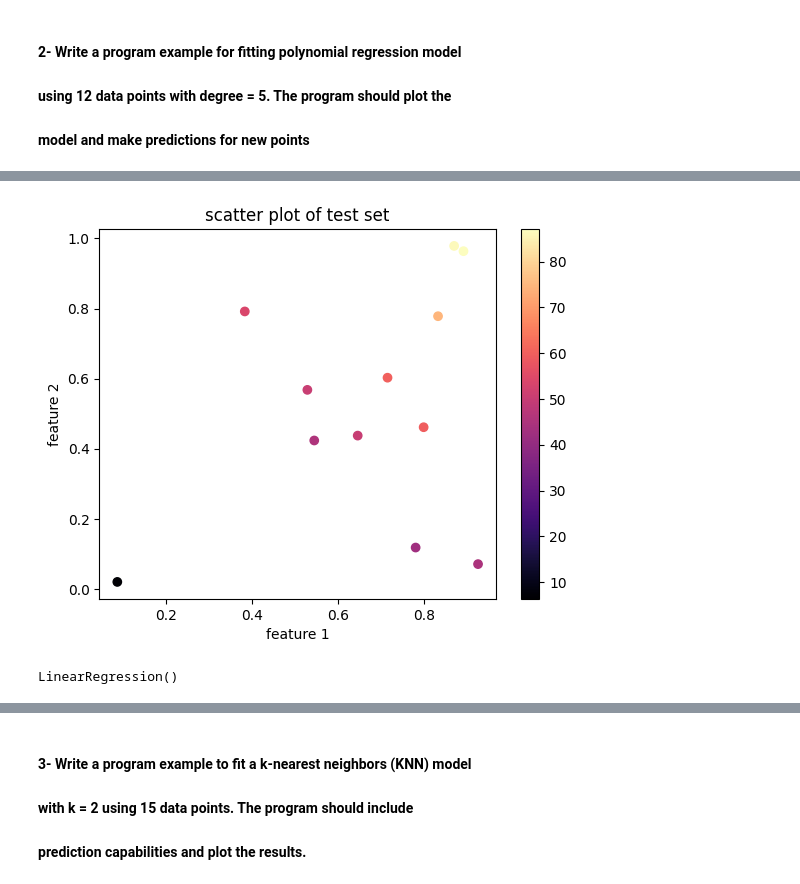
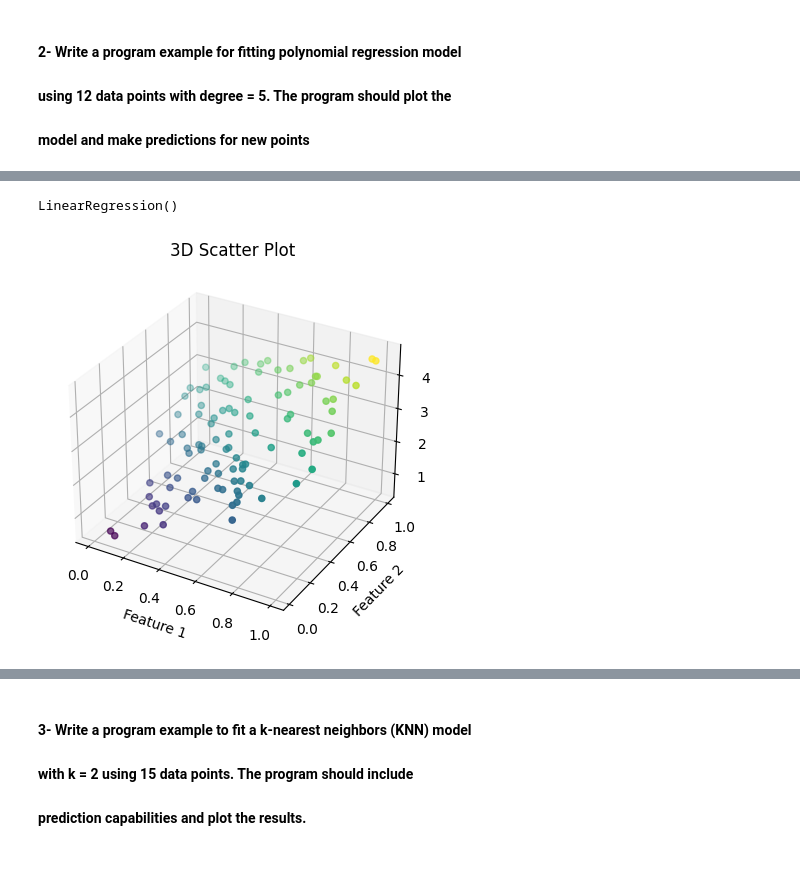
Before and after one commit to Hamedloghmani/statistical-learning-s23, a Jupyter notebook: miniproject1.ipynb, the cells around one changed output, grey strips where cells are left out. Drawn from its saved outputs; the diff is of its cells as text; code cells hidden in the pictures.

```diff
--- a/miniproject1.ipynb
+++ b/miniproject1.ipynb
@@ -57,0 +82,8 @@ x, y = generate_data(2, 12, 0)
+# %%
+#x, y = generate_data(2, 50, 0)
+num_data_points = 100
+degree = 5
+feature1 = np.random.rand(num_data_points)
+feature2 = np.random.rand(num_data_points)
+coefficients = np.random.rand(degree + 1)  # Generate random coefficients for the polynomial equation
+label = np.polyval(coefficients, feature1) + np.polyval(coefficients, feature2) + np.random.randn(num_data_points)
@@ -58,9 +107,26 @@ x, y = generate_data(2, 12, 0)
+# %%
+poly_reg = LinearRegression()
+poly_reg.fit(list(zip(feature1, feature2)), label)
+# %% [output]
+LinearRegression()
+# %%
+predictions = poly_reg.predict(list(zip(feature1, feature2)))
 # %%
-scatter_plot = plt.scatter(x[:, 0], x[:, 1], marker='o', c=y, cmap='magma')
-plt.colorbar(scatter_plot)
-plt.xlabel('feature 1')
-plt.ylabel('feature 2')
-plt.title('scatter plot of test set')
+# scatter_plot = plt.scatter(x[:, 0], x[:, 1], marker='o', c=predictions, cmap='magma')
+# plt.colorbar(scatter_plot)
+# plt.xlabel('feature 1')
+# plt.ylabel('feature 2')
+# plt.title('scatter plot of predictions')
+# plt.show()
+fig = plt.figure()
+ax = plt.axes(projection='3d')
+ax.scatter3D(feature1, feature2, predictions, c=predictions, cmap='viridis')
+
+ax.set_xlabel('Feature 1')
+ax.set_ylabel('Feature 2')
+ax.set_zlabel('Label')
+ax.set_title('3D Scatter Plot')
+
 plt.show()
 # %% [output]
-[figure, old version]
+[figure, new version]
@@ -71,5 +132,0 @@ X = poly.fit_transform(x)
-# %%
-poly_reg = LinearRegression()
-poly_reg.fit(X, y)
-# %% [output]
-LinearRegression()
```
Also changed, not shown: parts of 14 cells of this notebook.
